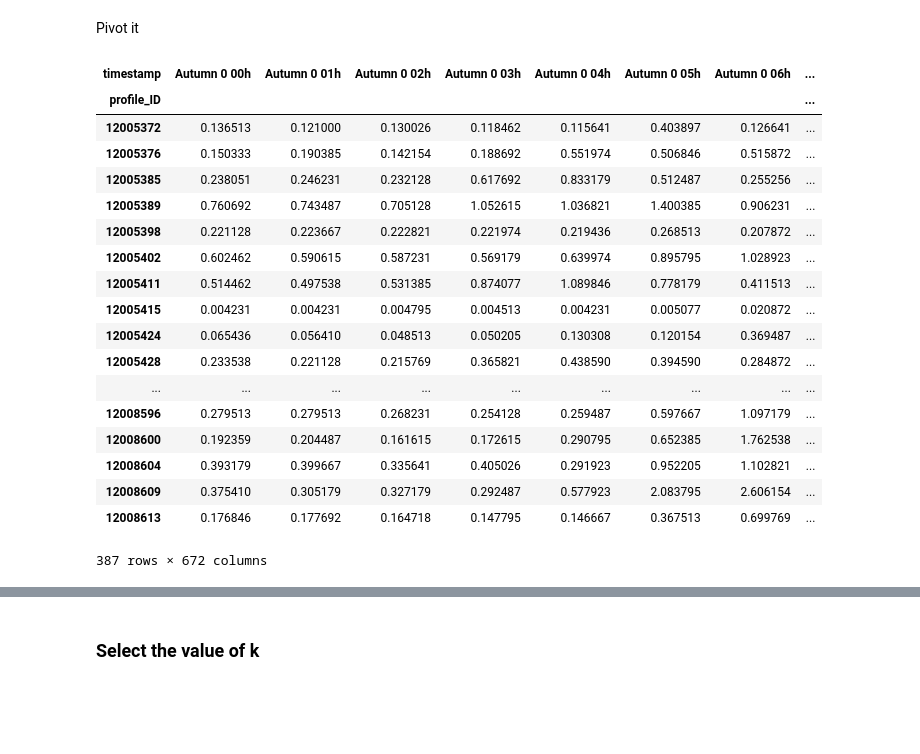
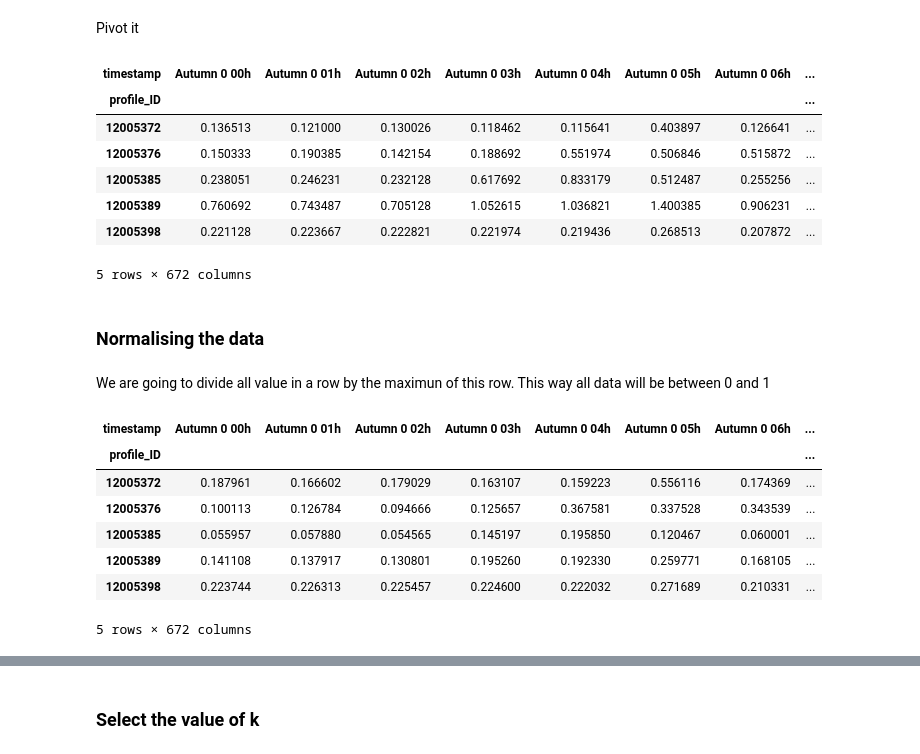
Before and after one commit to Nicolaskirsch2000/BASc-Dissertation, a Jupyter notebook: South African Clustering.ipynb, the cells around one changed output, grey strips where cells are left out. Cells and saved outputs as stored; diff of their text form; code cells hidden in the pictures; blank space fills up the shorter version.

```diff
--- a/South African Clustering.ipynb
+++ b/South African Clustering.ipynb
@@ -55,24 +56,17 @@ Pivot it
 # %%
 sa_cluster = sa.pivot(index='profile_ID', columns='timestamp', values='consumption_kWh')
 # %%
-sa_cluster
+sa_cluster.head()
 # %% [output]
 | timestamp | Autumn 0 00h | Autumn 0 01h | Autumn 0 02h | Autumn 0 03h | Autumn 0 04h | Autumn 0 05h | Autumn 0 06h | ... |
 | profile_ID |  |  |  |  |  |  |  | ... |
 | 12005372 | 0.136513 | 0.121000 | 0.130026 | 0.118462 | 0.115641 | 0.403897 | 0.126641 | ... |
 | 12005376 | 0.150333 | 0.190385 | 0.142154 | 0.188692 | 0.551974 | 0.506846 | 0.515872 | ... |
 | 12005385 | 0.238051 | 0.246231 | 0.232128 | 0.617692 | 0.833179 | 0.512487 | 0.255256 | ... |
 | 12005389 | 0.760692 | 0.743487 | 0.705128 | 1.052615 | 1.036821 | 1.400385 | 0.906231 | ... |
 | 12005398 | 0.221128 | 0.223667 | 0.222821 | 0.221974 | 0.219436 | 0.268513 | 0.207872 | ... |
-| 12005402 | 0.602462 | 0.590615 | 0.587231 | 0.569179 | 0.639974 | 0.895795 | 1.028923 | ... |
-| 12005411 | 0.514462 | 0.497538 | 0.531385 | 0.874077 | 1.089846 | 0.778179 | 0.411513 | ... |
-| 12005415 | 0.004231 | 0.004231 | 0.004795 | 0.004513 | 0.004231 | 0.005077 | 0.020872 | ... |
-| 12005424 | 0.065436 | 0.056410 | 0.048513 | 0.050205 | 0.130308 | 0.120154 | 0.369487 | ... |
-| 12005428 | 0.233538 | 0.221128 | 0.215769 | 0.365821 | 0.438590 | 0.394590 | 0.284872 | ... |
-| ... | ... | ... | ... | ... | ... | ... | ... | ... |
-| 12008596 | 0.279513 | 0.279513 | 0.268231 | 0.254128 | 0.259487 | 0.597667 | 1.097179 | ... |
-| 12008600 | 0.192359 | 0.204487 | 0.161615 | 0.172615 | 0.290795 | 0.652385 | 1.762538 | ... |
-| 12008604 | 0.393179 | 0.399667 | 0.335641 | 0.405026 | 0.291923 | 0.952205 | 1.102821 | ... |
-| 12008609 | 0.375410 | 0.305179 | 0.327179 | 0.292487 | 0.577923 | 2.083795 | 2.606154 | ... |
-| 12008613 | 0.176846 | 0.177692 | 0.164718 | 0.147795 | 0.146667 | 0.367513 | 0.699769 | ... |
-387 rows × 672 columns
+5 rows × 672 columns
+# %% [markdown]
+### Normalising the data
+# %% [markdown]
+We are going to divide all value in a row by the maximun of this row. This way all data will be between 0 and 1
@@ -79 +75,12 @@ sa_cluster
+# %%
+sa_norm.head()
+# %% [output]
+| timestamp | Autumn 0 00h | Autumn 0 01h | Autumn 0 02h | Autumn 0 03h | Autumn 0 04h | Autumn 0 05h | Autumn 0 06h | ... |
+| profile_ID |  |  |  |  |  |  |  | ... |
+| 12005372 | 0.187961 | 0.166602 | 0.179029 | 0.163107 | 0.159223 | 0.556116 | 0.174369 | ... |
+| 12005376 | 0.100113 | 0.126784 | 0.094666 | 0.125657 | 0.367581 | 0.337528 | 0.343539 | ... |
+| 12005385 | 0.055957 | 0.057880 | 0.054565 | 0.145197 | 0.195850 | 0.120467 | 0.060001 | ... |
+| 12005389 | 0.141108 | 0.137917 | 0.130801 | 0.195260 | 0.192330 | 0.259771 | 0.168105 | ... |
+| 12005398 | 0.223744 | 0.226313 | 0.225457 | 0.224600 | 0.222032 | 0.271689 | 0.210331 | ... |
+5 rows × 672 columns
 # %%
```
Also changed, not shown: parts of 11 cells of this notebook, 1 other file.
